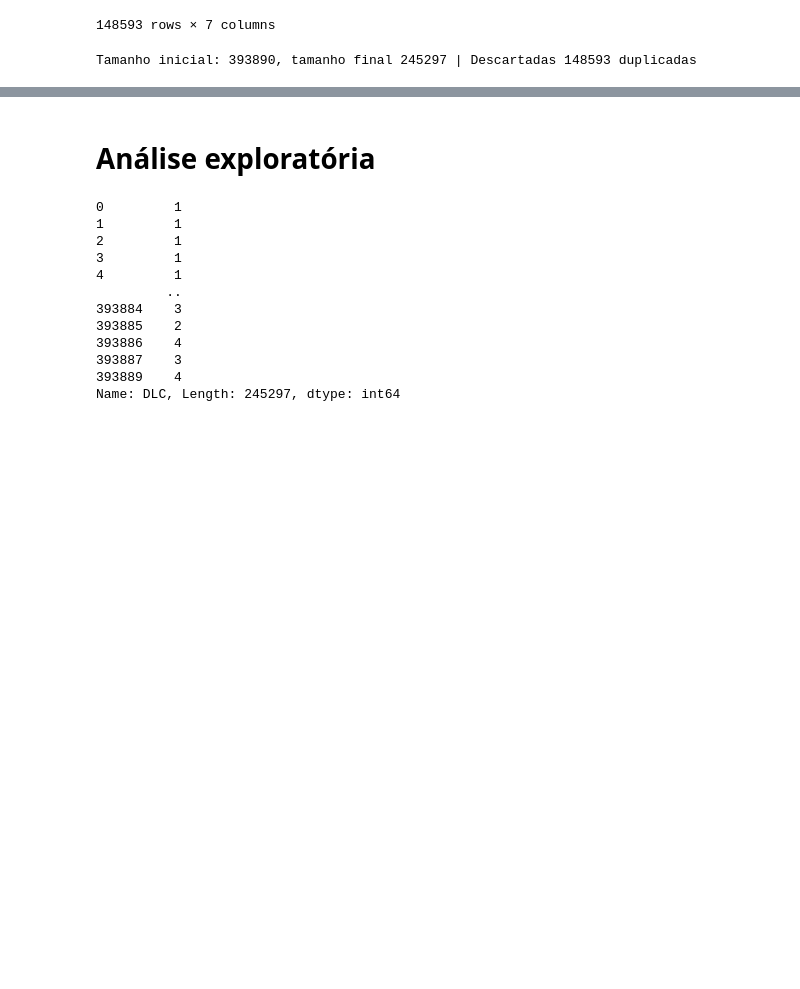
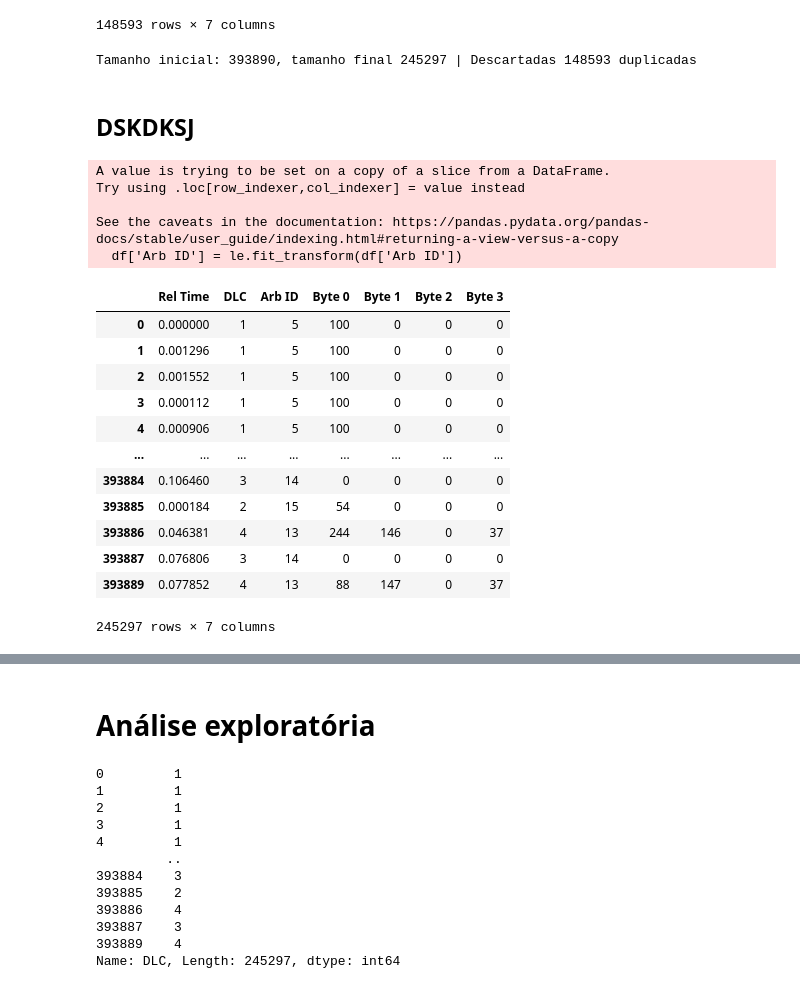
Before and after one commit to luiz-linkezio/IDS-Redes_Veiculares, a Jupyter notebook: Treinamento_do_modelo_de_IA.ipynb, the cells around one changed output, grey strips where cells are left out. Saved outputs shown, nothing was run; the diff lists cells and outputs as text; code cells hidden in the pictures; blank space fills up the shorter version.

```diff
--- a/Treinamento_do_modelo_de_IA.ipynb
+++ b/Treinamento_do_modelo_de_IA.ipynb
@@ -87,3 +89,42 @@ df_benign = df_benign.drop_duplicates()
 print(f'Tamanho inicial: {initial_len}, tamanho final {df_benign.shape[0]} | Descartadas {initial_len - df_benign.shape[0]} duplicadas')
 # %% [output]
 Tamanho inicial: 393890, tamanho final 245297 | Descartadas 148593 duplicadas
+# %% [markdown]
+## DSKDKSJ
+# %%
+def ranking_IDs(df):
+    valores_unicos = sorted(df['Arb ID'].unique().tolist())
+
+    le = LabelEncoder()
+
+    le.fit(valores_unicos)
+
+    df['Arb ID'] = le.fit_transform(df['Arb ID'])
+
+    return df, le
+# %%
+df_benign, le = ranking_IDs(df_benign)
+
+df_malicious['Arb ID'] = le.fit_transform(df_malicious['Arb ID'])
+# %% [output]
+A value is trying to be set on a copy of a slice from a DataFrame.
+Try using .loc[row_indexer,col_indexer] = value instead
+
+See the caveats in the documentation: https://pandas.pydata.org/pandas-docs/stable/user_guide/indexing.html#returning-a-view-versus-a-copy
+  df['Arb ID'] = le.fit_transform(df['Arb ID'])
+# %%
+df_benign
+# %% [output]
+|  | Rel Time | DLC | Arb ID | Byte 0 | Byte 1 | Byte 2 | Byte 3 |
+| 0 | 0.000000 | 1 | 5 | 100 | 0 | 0 | 0 |
+| 1 | 0.001296 | 1 | 5 | 100 | 0 | 0 | 0 |
+| 2 | 0.001552 | 1 | 5 | 100 | 0 | 0 | 0 |
+| 3 | 0.000112 | 1 | 5 | 100 | 0 | 0 | 0 |
+| 4 | 0.000906 | 1 | 5 | 100 | 0 | 0 | 0 |
+| ... | ... | ... | ... | ... | ... | ... | ... |
+| 393884 | 0.106460 | 3 | 14 | 0 | 0 | 0 | 0 |
+| 393885 | 0.000184 | 2 | 15 | 54 | 0 | 0 | 0 |
+| 393886 | 0.046381 | 4 | 13 | 244 | 146 | 0 | 37 |
+| 393887 | 0.076806 | 3 | 14 | 0 | 0 | 0 | 0 |
+| 393889 | 0.077852 | 4 | 13 | 88 | 147 | 0 | 37 |
+245297 rows × 7 columns
```
Also changed, not shown: parts of 6 cells of this notebook, 4 other files.
